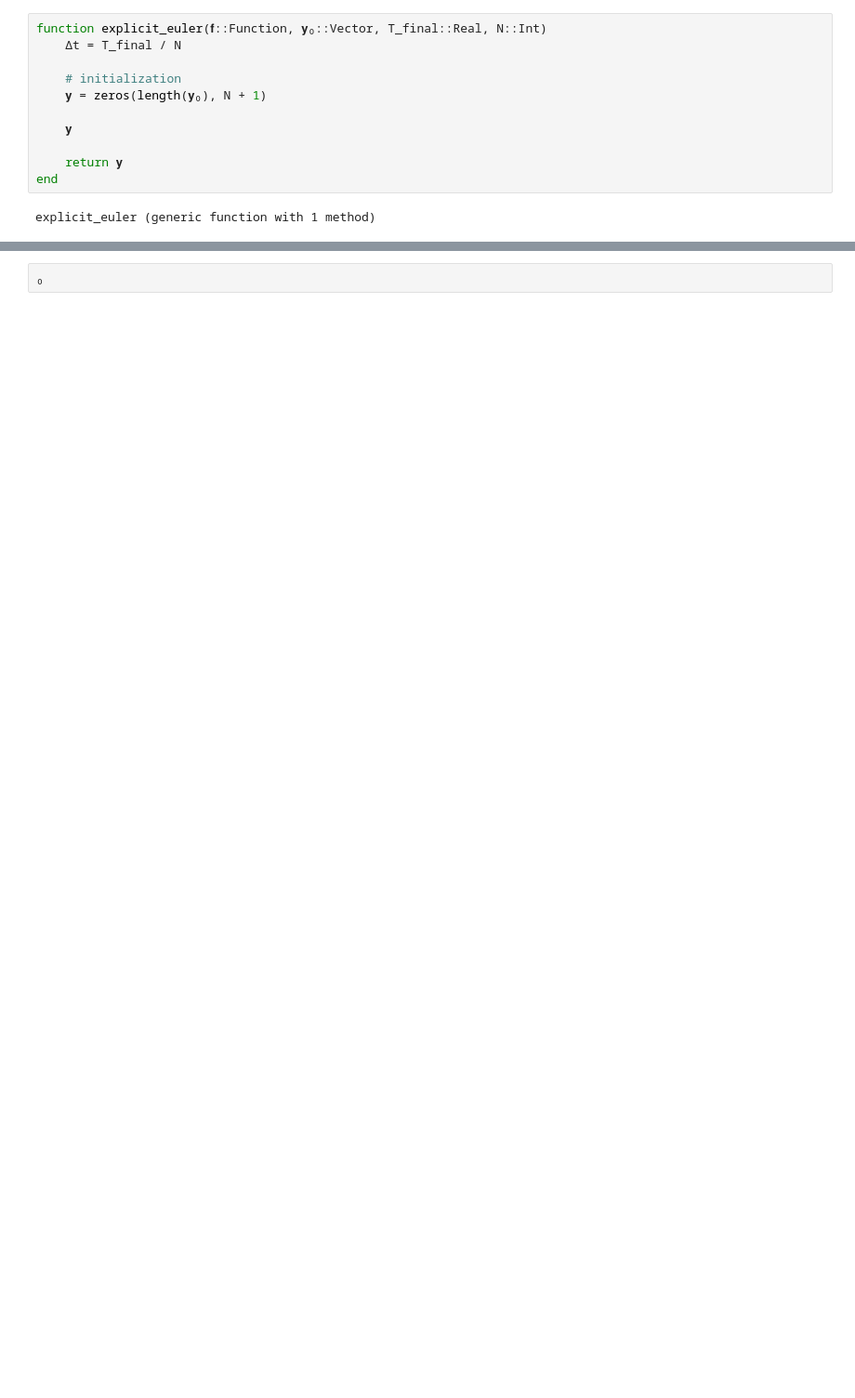
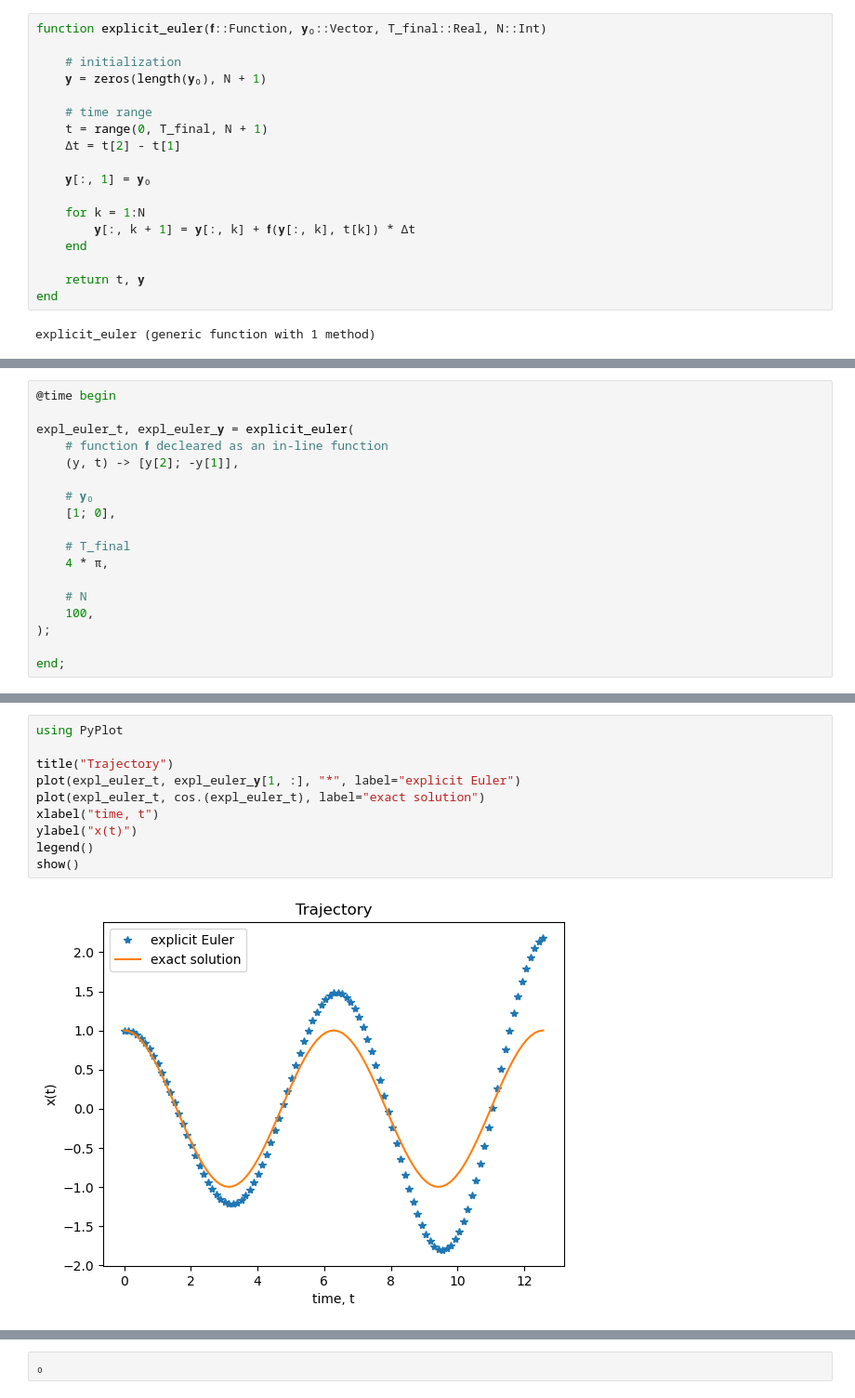
Before and after one commit to tkeegan12/Course_Computational_Physics_and_Engineering, a Jupyter notebook: Module3_Ordinary_Differential_Equations.ipynb, the cells around one changed output, grey strips where cells are left out. Shown at 93% size. Drawn from its saved outputs; the diff is of its cells as text; blank space fills up the shorter version.

```diff
--- a/Module3_Ordinary_Differential_Equations.ipynb
+++ b/Module3_Ordinary_Differential_Equations.ipynb
@@ -54,13 +61,20 @@ where the time lattice $t_k = k \Delta t$, ${\bf y}_k = {\bf y}(t_k)$. Note that
 # %%
 function explicit_euler(𝐟::Function, 𝐲₀::Vector, T_final::Real, N::Int)
-    Δt = T_final / N
 
     # initialization
     𝐲 = zeros(length(𝐲₀), N + 1)
 
-    𝐲
+    # time range
+    t = range(0, T_final, N + 1)
+    Δt = t[2] - t[1]
 
-    return 𝐲
+    𝐲[:, 1] = 𝐲₀
+
+    for k = 1:N
+        𝐲[:, k + 1] = 𝐲[:, k] + 𝐟(𝐲[:, k], t[k]) * Δt
+    end
+
+    return t, 𝐲
 end
 # %% [output]
 explicit_euler (generic function with 1 method)
@@ -88,0 +81,18 @@ size(𝐲₀)
+# %%
+@time begin
+
+expl_euler_t, expl_euler_𝐲 = explicit_euler(
+    # function 𝐟 decleared as an in-line function
+    (y, t) -> [y[2]; -y[1]],
+
+    # 𝐲₀
+    [1; 0],
+
+    # T_final
+    4 * π,
+
+    # N
+    100,
+);
+
+end;
@@ -88,0 +101,12 @@ size(𝐲₀)
+# %%
+using PyPlot
+
+title("Trajectory")
+plot(expl_euler_t, expl_euler_𝐲[1, :], "*", label="explicit Euler")
+plot(expl_euler_t, cos.(expl_euler_t), label="exact solution")
+xlabel("time, t")
+ylabel("x(t)")
+legend()
+show()
+# %% [output]
+[figure, added]
```
Also changed, not shown: parts of 8 cells of this notebook.
